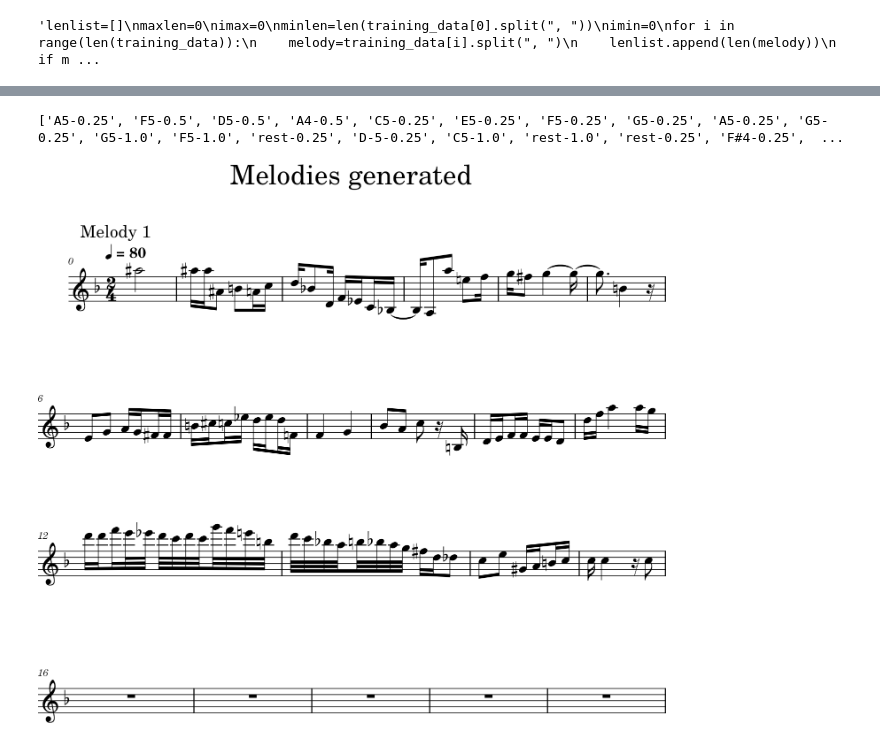
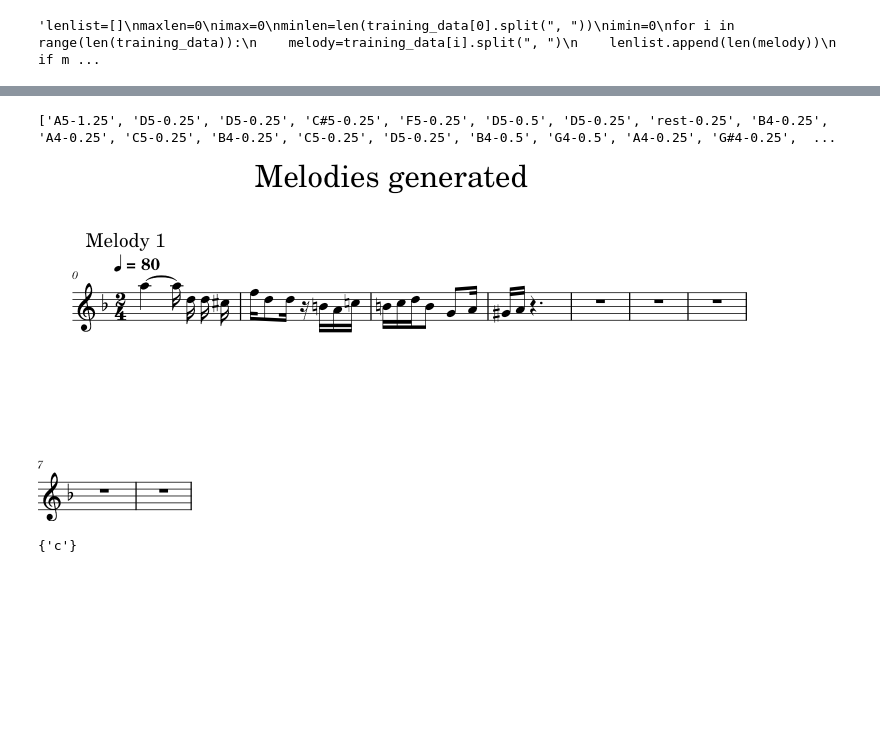
Before and after one commit to Gowthraven/Projet_M2, a Jupyter notebook: test_markov.ipynb, the cells around one changed output, grey strips where cells are left out. Drawn from its saved outputs; the diff is of its cells as text; code cells hidden in the pictures; blank space fills up the shorter version.

```diff
--- a/test_markov.ipynb
+++ b/test_markov.ipynb
@@ -47,12 +47,12 @@ print(generated_melody)
 # %%
-generated_melody2 = model.generate(20,starting_sequence=[("A5-0.25"), ("F5-0.5"), ("D5-0.5"), ("A4-0.5")])
+generated_melody2 = model.generate(20,starting_sequence=[("A5-1.25")])
 print(generated_melody2)
 # %% [output]
-['A5-0.25', 'F5-0.5', 'D5-0.5', 'A4-0.5', 'C5-0.25', 'E5-0.25', 'F5-0.25', 'G5-0.25', 'A5-0.25', 'G5-0.25', 'G5-1.0', 'F5-1.0', 'rest-0.25', 'D-5-0.25', 'C5-1.0', 'rest-1.0', 'rest-0.25', 'F#4-0.25',  ...
+['A5-1.25', 'D5-0.25', 'D5-0.25', 'C#5-0.25', 'F5-0.25', 'D5-0.5', 'D5-0.25', 'rest-0.25', 'B4-0.25', 'A4-0.25', 'C5-0.25', 'B4-0.25', 'C5-0.25', 'D5-0.25', 'B4-0.5', 'G4-0.5', 'A4-0.25', 'G#4-0.25',  ...
 # %%
-visualize("2/4",["F"],[generated_melody]).show()
+visualize("2/4",["F"],[generated_melody2]).show()
 # %% [output]
-[figure, old version]
+[figure, new version]
 # %%
 #Folk (Windows)
 music21.environment.set('musescoreDirectPNGPath',str(os.path.join("C:\\", "Program Files","MuseScore 4","bin","MuseScore4.exe")))
@@ -66 +66,6 @@ generated_melodies=[model.generate(16,mode="measure") for _ in range(40)]
 generated_to_json(title,generated_melodies,key=key,part=part)
+# %%
+dico={"a":1,"b":2,"c":3}
+print(dico.keys()-("a","b"))
+# %% [output]
+{'c'}
```
Also changed, not shown: parts of 2 cells of this notebook, 7 other files.
